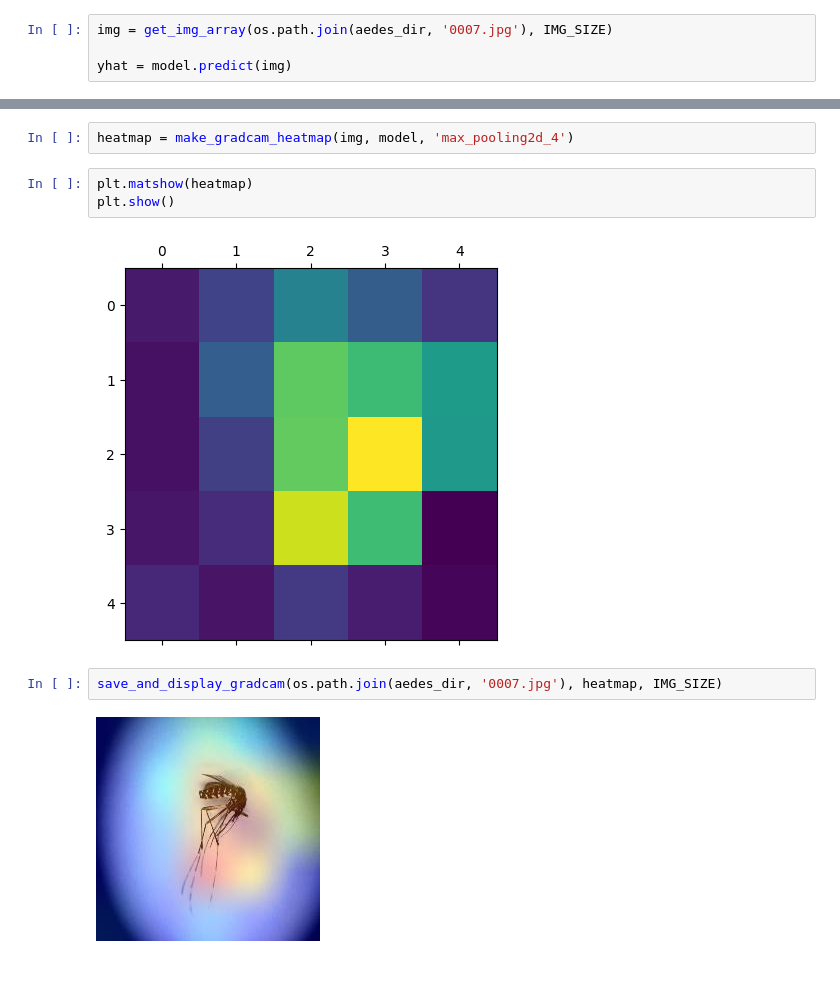
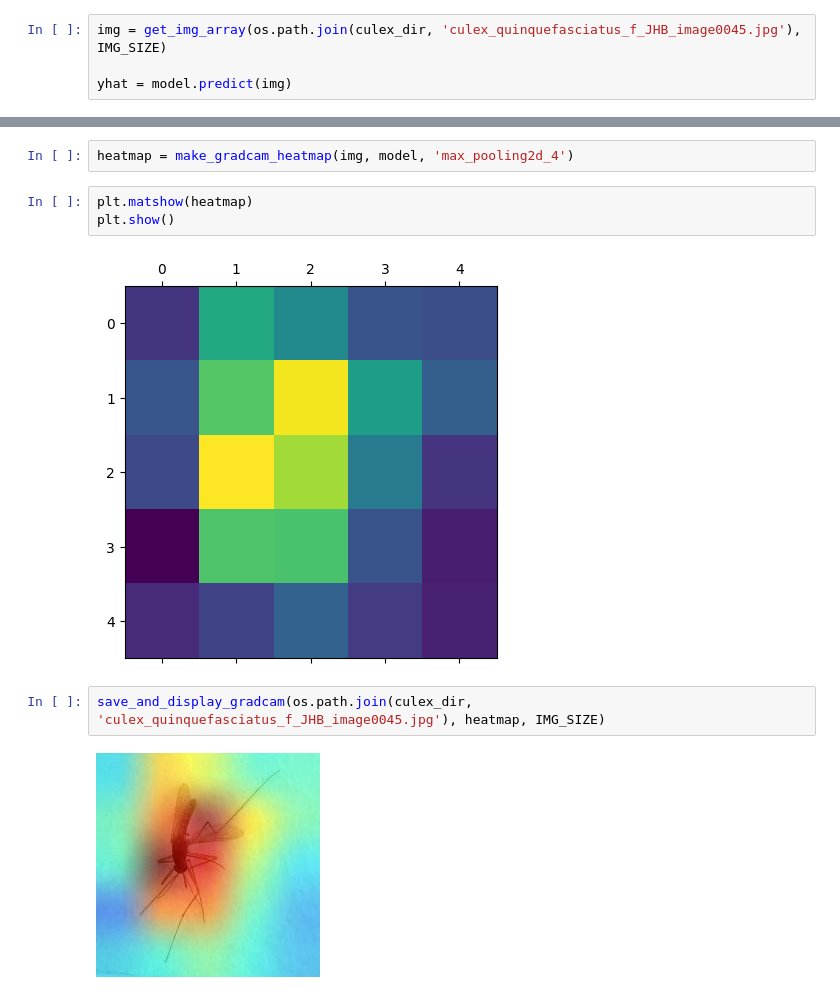
Before and after one commit to Requiem5032/mosquitoes-classification, a Jupyter notebook: class_activation_map.ipynb, the cells around one changed output, grey strips where cells are left out. Saved outputs shown, nothing was run; the diff lists cells and outputs as text.

```diff
--- a/class_activation_map.ipynb
+++ b/class_activation_map.ipynb
@@ -71,7 +63,7 @@ outputs = [model.layers[-4].output, model.output]
 # %%
 model.layers[-1].activation = None
 # %%
-img = get_img_array(os.path.join(aedes_dir, '0007.jpg'), IMG_SIZE)
+img = get_img_array(os.path.join(culex_dir, 'culex_quinquefasciatus_f_JHB_image0045.jpg'), IMG_SIZE)
 
 yhat = model.predict(img)
 # %% [output]
@@ -82,8 +74,8 @@ heatmap = make_gradcam_heatmap(img, model, 'max_pooling2d_4')
 plt.matshow(heatmap)
 plt.show()
 # %% [output]
-[figure, old version]
+[figure, new version]
 # %%
-save_and_display_gradcam(os.path.join(aedes_dir, '0007.jpg'), heatmap, IMG_SIZE)
+save_and_display_gradcam(os.path.join(culex_dir, 'culex_quinquefasciatus_f_JHB_image0045.jpg'), heatmap, IMG_SIZE)
 # %% [output]
-[figure, old version]
+[figure, new version]
```
Also changed, not shown: parts of 4 cells of this notebook, 8 other files.
